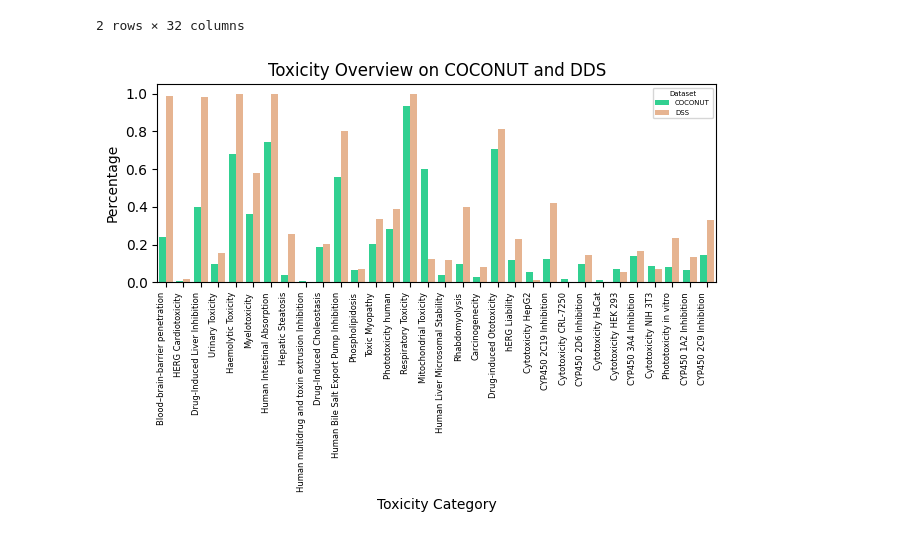
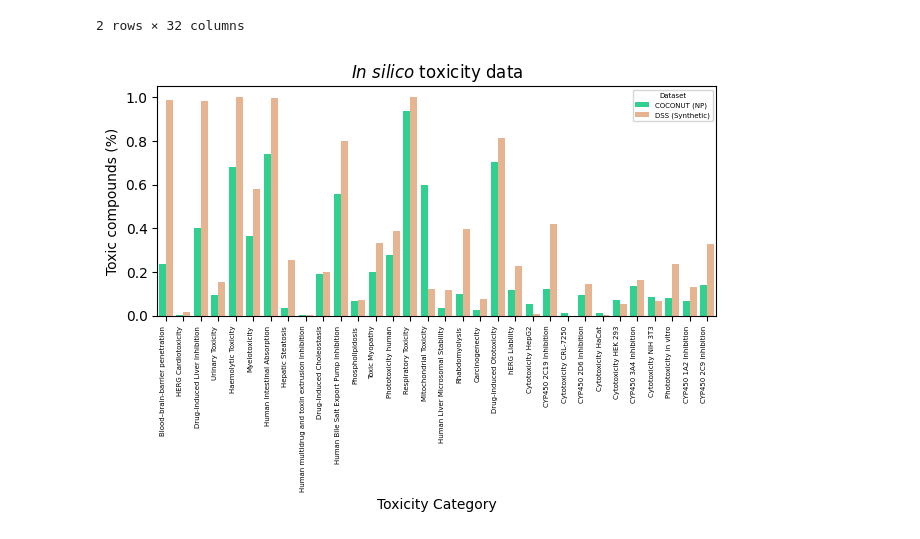
Before and after one commit to enveda/np-clinical-trials, a Jupyter notebook: notebooks/toxicity/fpadmet.ipynb, the cells around one changed output. Saved outputs shown, nothing was run; the diff lists cells and outputs as text; code cells hidden in the pictures.

Commit message:
Polishing final plot

```diff
--- a/notebooks/toxicity/fpadmet.ipynb
+++ b/notebooks/toxicity/fpadmet.ipynb
@@ -532,35 +543,40 @@ reshaped_dataframe = positive_dataframe.reset_index().melt(
 )
 
 # Set the color palette
 colors = ["#16EB96", "#F4B183"]
+renamed_categories = {
+    "COCONUT": "COCONUT (NP)",
+    "DSS": "DSS (Synthetic)",
+}
+reshaped_dataframe["index"] = reshaped_dataframe["index"].map(renamed_categories)
 
 # Plotting the bar plot using seaborn
 ax = sns.barplot(
     x="Toxicity Category",
     y="Percentage",
     hue="index",
     data=reshaped_dataframe,
     palette=colors,
 )
 
 # Adding labels and title
-ax.set_ylabel("Percentage")
-ax.set_title("Toxicity Overview on COCONUT and DDS")
+ax.set_ylabel("Toxic compounds (%)")
+ax.set_title("$\it{In}$ $\it{silico}$ toxicity data")
 
 # Adding legend
 ax.legend(title="Dataset")
 
 # Rotate x-axis labels
 ax.set_xticklabels(
-    ax.get_xticklabels(), rotation=90, horizontalalignment="right", fontsize=6
+    ax.get_xticklabels(), rotation=90, horizontalalignment="right", fontsize=5
 )
 
 # Adjust layout for better alignment
 plt.tight_layout()
 
-plt.savefig("fpadmet_predictions_overview.png", format="png", dpi=600)
+plt.savefig("figure4.png", format="png", dpi=600)
 
 # Show the plot
 plt.show()
 # %% [output]
-[figure, old version]
+[figure, new version]
```
Also changed, not shown: parts of 1 cell of this notebook, 2 other files.
